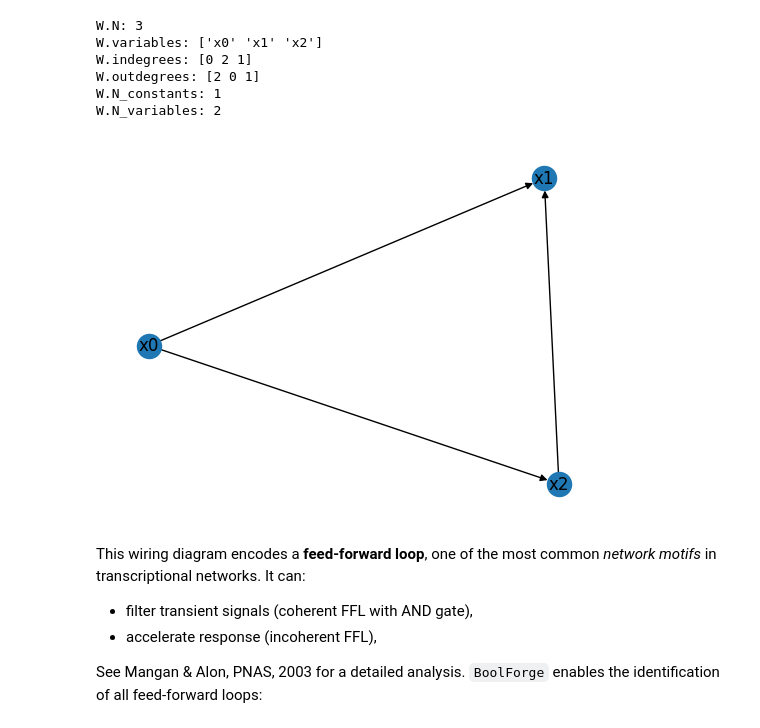
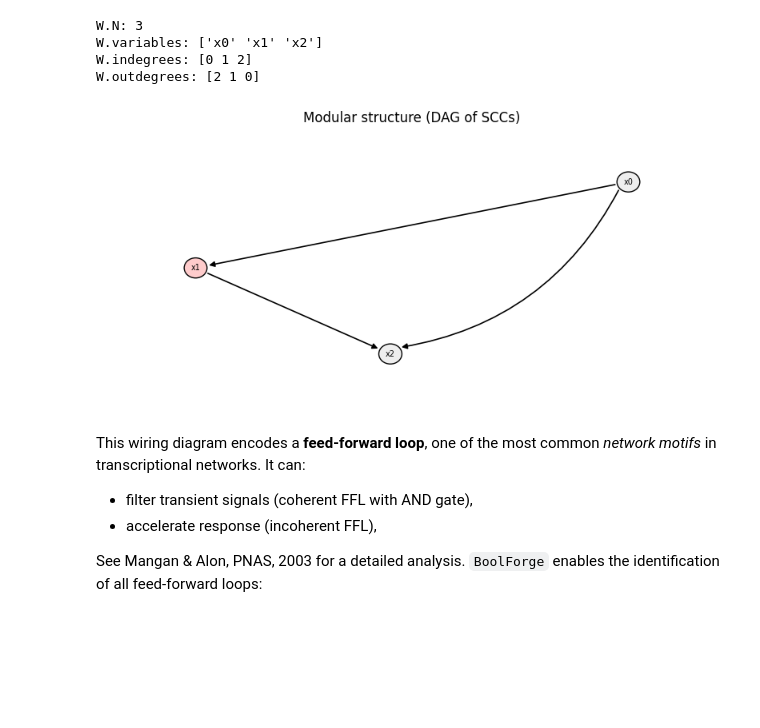
Before and after one commit to ckadelka/BoolForge, a Jupyter notebook: docs/tutorials/tutorial06_boolean_networks.ipynb, the cells around one changed output. Drawn from its saved outputs; the diff is of its cells as text; code cells hidden in the pictures; blank space fills up the shorter version.

```diff
--- a/docs/tutorials/tutorial06_boolean_networks.ipynb
+++ b/docs/tutorials/tutorial06_boolean_networks.ipynb
@@ -92,32 +82,24 @@ for each node.
 # %%
 I = [
     [],
-    [0, 2],
     [0],
+    [0, 1],
 ]
 
-W = boolforge.WiringDiagram(I=I)
+W = bf.WiringDiagram(I=I)
 
 print("W.N:", W.N)
 print("W.variables:", W.variables)
 print("W.indegrees:", W.indegrees)
 print("W.outdegrees:", W.outdegrees)
-print("W.N_constants:", W.N_constants)
-print("W.N_variables:", W.N_variables)
 
-DiGraph = W.to_DiGraph()
-plt.figure()
-nx.draw_networkx(DiGraph, with_labels=True, arrows=True)
-plt.axis("off")
-plt.show()
+fig = W.plot(show=False)
 # %% [output]
 W.N: 3
 W.variables: ['x0' 'x1' 'x2']
-W.indegrees: [0 2 1]
-W.outdegrees: [2 0 1]
-W.N_constants: 1
-W.N_variables: 2
+W.indegrees: [0 1 2]
+W.outdegrees: [2 1 0]
-[figure, old version]
+[figure, new version]
 # %% [markdown]
 This wiring diagram encodes a **feed-forward loop**, one of the most common *network motifs* in
 transcriptional networks. It can:
```
Also changed, not shown: parts of 36 cells of this notebook, 17 other files.
